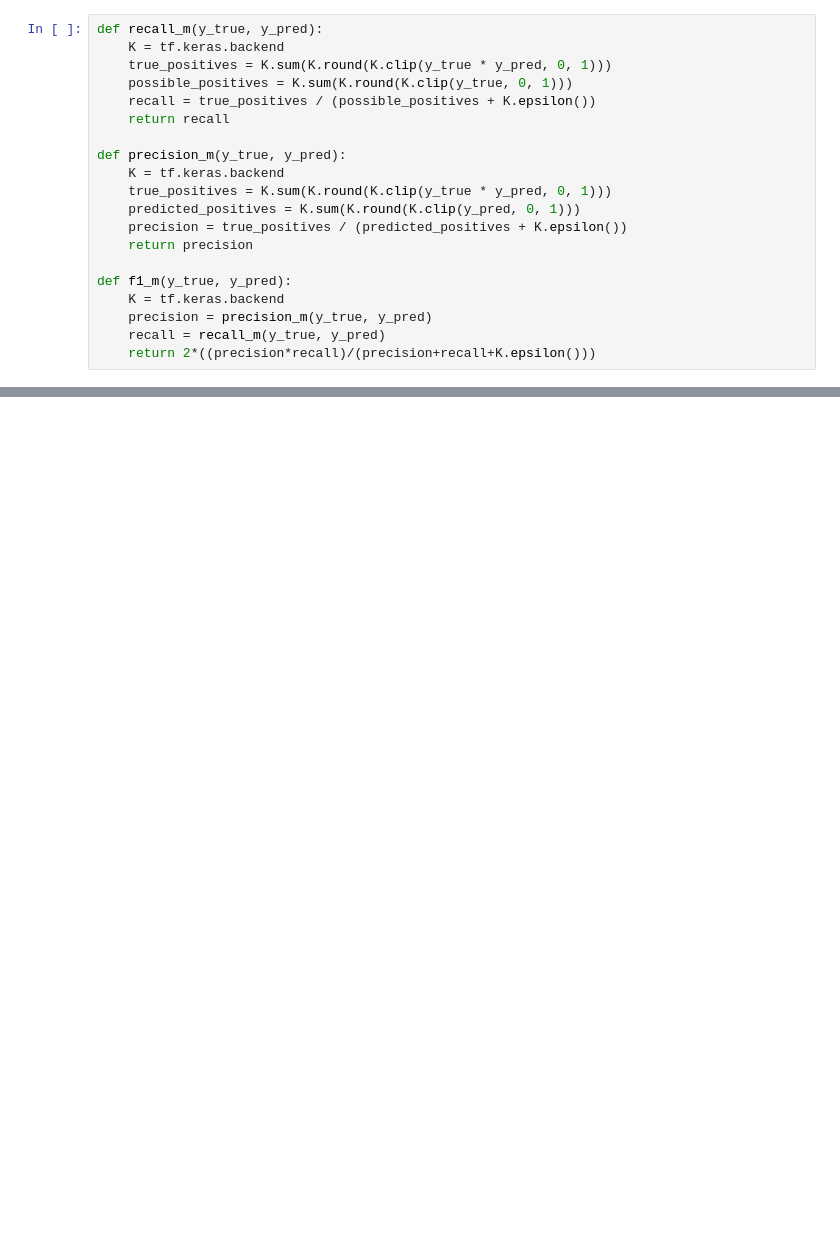
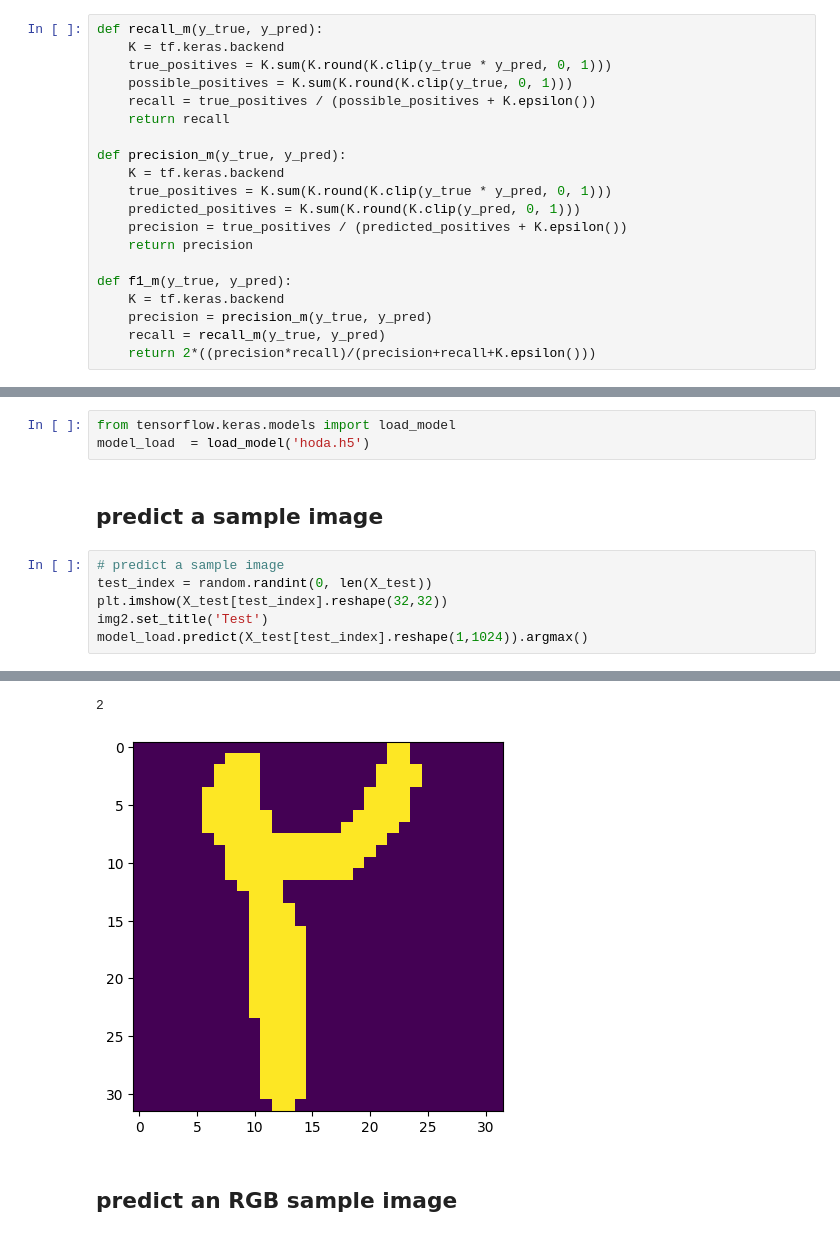
Before and after one commit to aztofighi/Persian_Handwritten_Recognition, a Jupyter notebook: Persian_Handwritten_Recognition.ipynb, the cells around one changed output, grey strips where cells are left out. Drawn from its saved outputs; the diff is of its cells as text; blank space fills up the shorter version.

```diff
--- a/Persian_Handwritten_Recognition.ipynb
+++ b/Persian_Handwritten_Recognition.ipynb
@@ -370,0 +391,12 @@ weighted avg       0.95      0.95      0.95     20000
+# %%
+from tensorflow.keras.models import load_model
+model_load  = load_model('hoda.h5')
+# %% [markdown]
+## predict a sample image
+# %%
+# predict a sample image
+test_index = random.randint(0, len(X_test))
+plt.imshow(X_test[test_index].reshape(32,32))
+img2.set_title('Test')
+model_load.predict(X_test[test_index].reshape(1,1024)).argmax()
+# %% [output]
@@ -370,0 +404,4 @@ weighted avg       0.95      0.95      0.95     20000
+2
+[figure, added]
+# %% [markdown]
+## predict an RGB sample image
```
Also changed, not shown: parts of 18 cells of this notebook.
